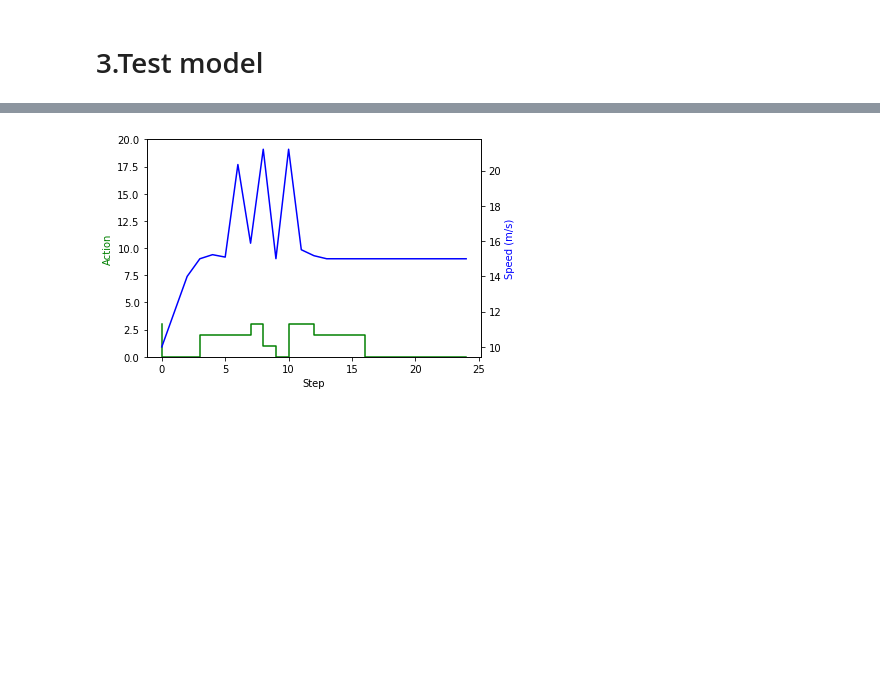
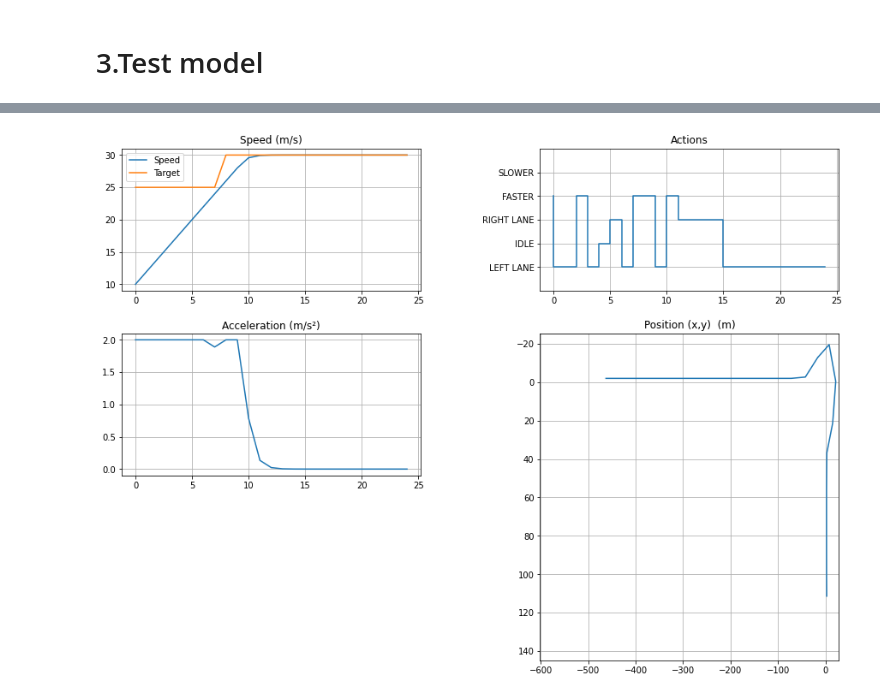
Before and after one commit to gsg213/highway-env, a Jupyter notebook: high_env.ipynb, the cells around one changed output, grey strips where cells are left out. Saved outputs shown, nothing was run; the diff lists cells and outputs as text; code cells hidden in the pictures; blank space fills up the shorter version.

Commit message:
Update graph vehicle states

```diff
--- a/high_env.ipynb
+++ b/high_env.ipynb
@@ -384,10 +420,20 @@ env = gym.make("roundabout-v131")
 env = record_videos(env)
 
 actions = []
+
+
+vel = []
+target_vel=[]
+acc=[]
+pos=[]
+lat_vel=[]
+
+action_names = ['LEFT LANE','IDLE','RIGHT LANE','FASTER','SLOWER']
 df = pd.DataFrame(columns = ['vehicle', 'x','y','vx','vy'])
 # Load and test saved model
-model = DQN.load("/content/highway-env/highway_dqn/model.zip")#"highway_dqn/model")
+model = DQN.load("/content/highway-env/highway_dqn/model.zip")
 done = False
+t = 0
 while done == False:
   done = False
   obs = env.reset()
@@ -398,32 +444,61 @@ while done == False:
     #env.render()
     dft = pd.DataFrame(obs,columns = ['vehicle', 'x','y','vx','vy'])
     df = df.append(dft)
-    #print(obs)
-    #env.viewer.set_agent_action_sequence(action)
 
-#env.close()
-#show_videos()
+    v, tv, ac, p, lv = env.vehicleInfo()
+    vel.append(v)
+    target_vel.append(tv)
+    acc.append(ac)
+    pos.append([p[0],p[1]])
+    lat_vel.append(lv)
+
+    t+=1
+
+env.close()
+show_videos()
 
 step = np.arange(len(actions))
-# plt.step(step,actions)
+pos_ = np.array([np.array(xi) for xi in pos])
 
-df_ego = df.loc[0]
-df_ego['vel'] = ((df_ego['vx'])**2 + (df_ego['vy'])**2 )**(1/2) * 15
-vel = df_ego['vel'].to_numpy()
-# plt.plot(step,vel)
+fig = plt.figure(figsize=(15, 11))
 
+grid = plt.GridSpec(3, 2, wspace=0.4, hspace=0.3)
 
-fig, ax1 = plt.subplots()
+plt.subplot(grid[0, 0])
+plt.title('Speed (m/s)')
+plt.plot(range(t),vel,label = "Speed")
+plt.plot(range(t), target_vel, label = "Target")
+plt.legend()
+plt.grid()
 
-ax2 = ax1.twinx()
-ax1.step(step, actions, 'g-')
-ax2.plot(step, vel, 'b-')
+# plt.subplot(3, 2, 2)
+# plt.title('Steering angle (rad)')
+# plt.plot(ran_t,heading, label = "Heading")
+# plt.plot(ran_t,steering_angle, label = "Target")
+# plt.legend()
+# plt.grid()
 
-ax1.set_xlabel('Step')
-ax1.set_ylabel('Action', color='g')
-ax1.set_ylim(0,5)
-ax1.set_ylim(0,20)
-ax2.set_ylabel('Speed (m/s)', color='b')
+plt.subplot(grid[1, 0])
+plt.title('Acceleration (m/s²)')
+plt.plot(range(t),acc)
+plt.grid()
+
+plt.subplot(grid[0, 1])
+plt.title('Actions')
+plt.yticks([0,1,2,3,4], action_names)
+plt.step(range(t),actions)
+plt.ylim(-1, 5)
+plt.grid()
+
+x=pos_[:,0]
+y=pos_[:,1]
+
+plt.subplot(grid[1:, 1])
+plt.title('Position (x,y)  (m)')
+plt.plot(x,y)
+plt.ylim(max(y)*1.30, min(y)*1.30)
+plt.xlim(min(x)*1.30, max(x)*1.30)
+plt.grid()
 
 plt.show()
 # %% [output]
@@ -434 +506 @@ See the caveats in the documentation: https://pandas.pydata.org/pandas-docs/stab
-[figure, old version]
+[figure, new version]
```
Also changed, not shown: parts of 3 cells of this notebook.
